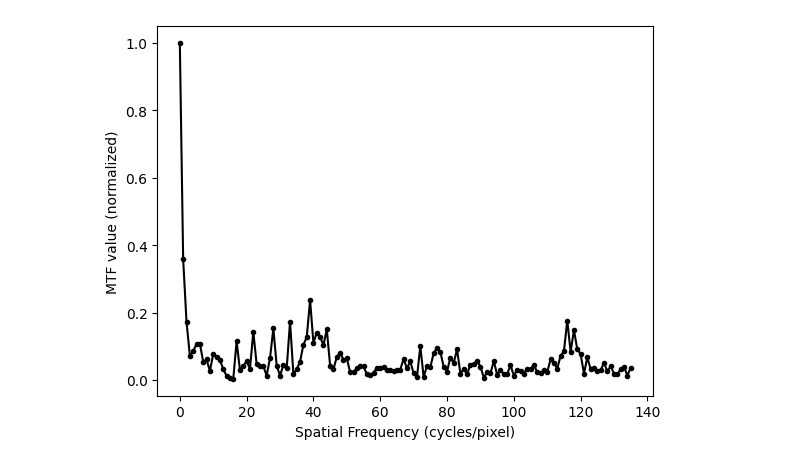
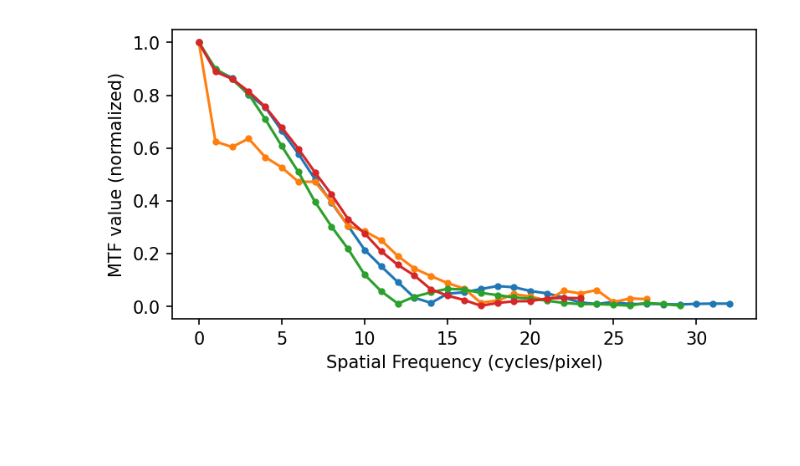
Before and after one commit to kennethmleo/Physics301-Optical-Payload-Characterization, a Jupyter notebook: Activity 02 - Contrast and Modulation Transfer Function/Activity 02_Constant_MTF.ipynb, the cells around one changed output. Cells and saved outputs as stored; diff of their text form; code cells hidden in the pictures; blank space fills up the shorter version.

```diff
--- a/Activity 02 - Contrast and Modulation Transfer Function/Activity 02_Constant_MTF.ipynb
+++ b/Activity 02 - Contrast and Modulation Transfer Function/Activity 02_Constant_MTF.ipynb
@@ -51,9 +67,11 @@ ROI_MTF = ROI_MTF[:len(ROI_MTF)//2]
-# %%
-x_MTF= np.arange(0, len(ROI_MTF))
-
-plt.plot(x_MTF, ROI_MTF, 'k.-', label='Modulation Transfer Functio (MTF)')
-plt.xlabel('Spatial Frequency (cycles/pixel)')
-plt.ylabel('MTF value (normalized)')
-plt.show()
-# %% [output]
-[figure, removed]
+# %%
+plt.figure(figsize = (6,3), dpi = 150, facecolor=None)
+for MTF in MTF_test_data:
+    plt.plot([i[0] for i in MTF], [i[1] for i in MTF], '.-')
+
+plt.xlabel('Spatial Frequency (cycles/pixel)')
+plt.ylabel('MTF value (normalized)')
+#plt.legend(loc = 'upper left')
+plt.show()
+# %% [output]
+[figure, added]
```
Also changed, not shown: parts of 9 cells of this notebook, 4 other files.
